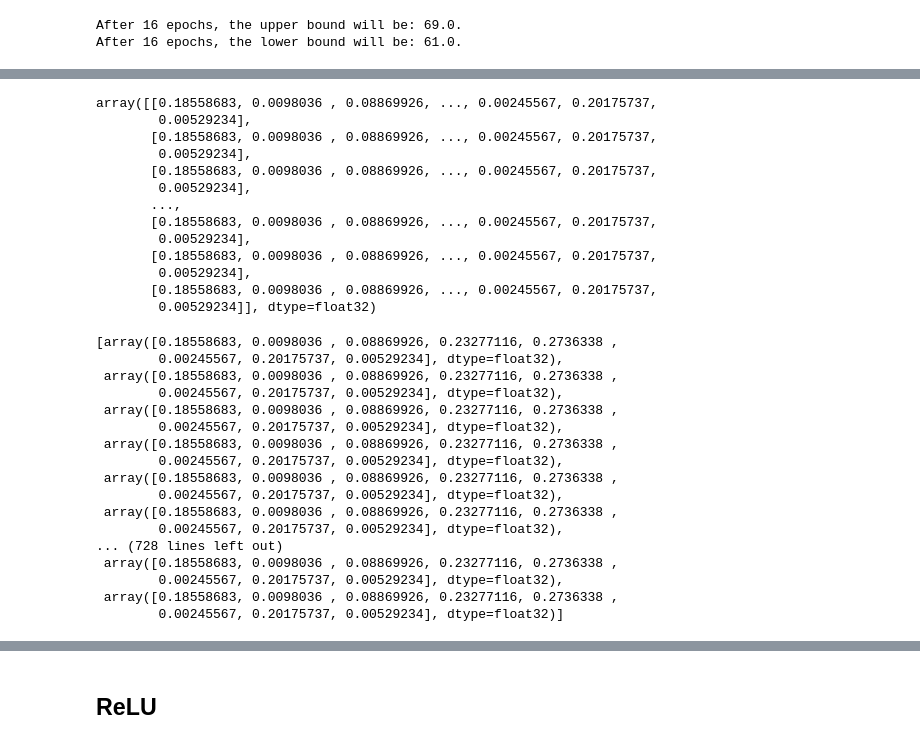
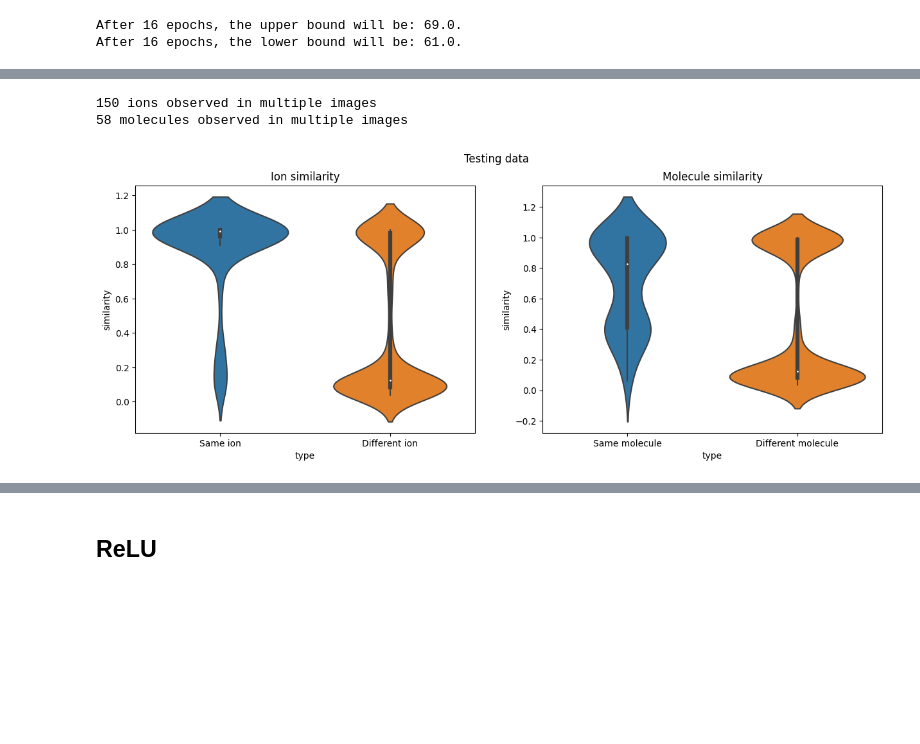
Before and after one commit to tdrose/ionimage_embedding, a Jupyter notebook: notebooks/evaluating_embeddings.ipynb, the cells around one changed output, grey strips where cells are left out. Drawn from its saved outputs; the diff is of its cells as text; code cells hidden in the pictures; blank space fills up the shorter version.

```diff
--- a/notebooks/evaluating_embeddings.ipynb
+++ b/notebooks/evaluating_embeddings.ipynb
@@ -297,51 +351,15 @@ adduct_similarity(model_softmax)
-# %%
-model = model_softmax
-
-ion_centroids = []
-centroid_labels = []
-for i in set(model.ion_labels):
-    if len(embeddings[model.ion_labels==i]) > 1:
-        a = embeddings[model_softmax.ill_int==1]
-        ion_centroids.append(a.sum(axis=0)/a.shape[0])
-        centroid_labels.append(i)
-    else:
-        ion_centroids.append(embeddings[model.ion_labels==i][0])
-        centroid_labels.append(i)
-# Compute adduct similarity:
-molecules = np.array([x.split('+')[0] for x in centroid_labels])
-ion_centroids = np.stack(ion_centroids)
-ion_centroids
-# %% [output]
-array([[0.18558683, 0.0098036 , 0.08869926, ..., 0.00245567, 0.20175737,
-        0.00529234],
-       [0.18558683, 0.0098036 , 0.08869926, ..., 0.00245567, 0.20175737,
-        0.00529234],
-       [0.18558683, 0.0098036 , 0.08869926, ..., 0.00245567, 0.20175737,
-        0.00529234],
-       ...,
-       [0.18558683, 0.0098036 , 0.08869926, ..., 0.00245567, 0.20175737,
-        0.00529234],
-       [0.18558683, 0.0098036 , 0.08869926, ..., 0.00245567, 0.20175737,
-        0.00529234],
-       [0.18558683, 0.0098036 , 0.08869926, ..., 0.00245567, 0.20175737,
-        0.00529234]], dtype=float32)
-# %%
-ion_centroids
-# %% [output]
-[array([0.18558683, 0.0098036 , 0.08869926, 0.23277116, 0.2736338 ,
-        0.00245567, 0.20175737, 0.00529234], dtype=float32),
- array([0.18558683, 0.0098036 , 0.08869926, 0.23277116, 0.2736338 ,
-        0.00245567, 0.20175737, 0.00529234], dtype=float32),
- array([0.18558683, 0.0098036 , 0.08869926, 0.23277116, 0.2736338 ,
-        0.00245567, 0.20175737, 0.00529234], dtype=float32),
- array([0.18558683, 0.0098036 , 0.08869926, 0.23277116, 0.2736338 ,
-        0.00245567, 0.20175737, 0.00529234], dtype=float32),
- array([0.18558683, 0.0098036 , 0.08869926, 0.23277116, 0.2736338 ,
-        0.00245567, 0.20175737, 0.00529234], dtype=float32),
- array([0.18558683, 0.0098036 , 0.08869926, 0.23277116, 0.2736338 ,
-        0.00245567, 0.20175737, 0.00529234], dtype=float32),
-... (728 lines left out)
- array([0.18558683, 0.0098036 , 0.08869926, 0.23277116, 0.2736338 ,
-        0.00245567, 0.20175737, 0.00529234], dtype=float32),
- array([0.18558683, 0.0098036 , 0.08869926, 0.23277116, 0.2736338 ,
-        0.00245567, 0.20175737, 0.00529234], dtype=float32)]
+# %%
+model = model_softmax
+
+fig, (ax1, ax2) = plt.subplots(ncols=2, figsize=(15, 5))
+fig.suptitle('Testing data')
+ion_encoder = preprocessing.LabelEncoder()
+testing_ion_int = ion_encoder.fit_transform(testing_ions)
+
+same_ion_similarity(model, ax1, new_data=testing_data, new_ion_labels_int=testing_ion_int)
+adduct_similarity(model, ax2, new_data=testing_data, new_ion_labels=testing_ions)
+plt.show()
+# %% [output]
+150 ions observed in multiple images
+58 molecules observed in multiple images
+[figure, added]
```
Also changed, not shown: parts of 30 cells of this notebook, 2 other files.
